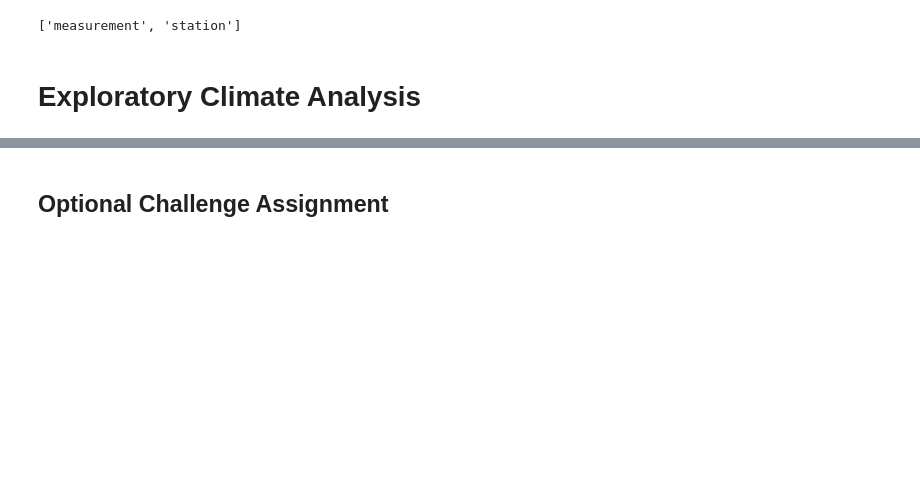
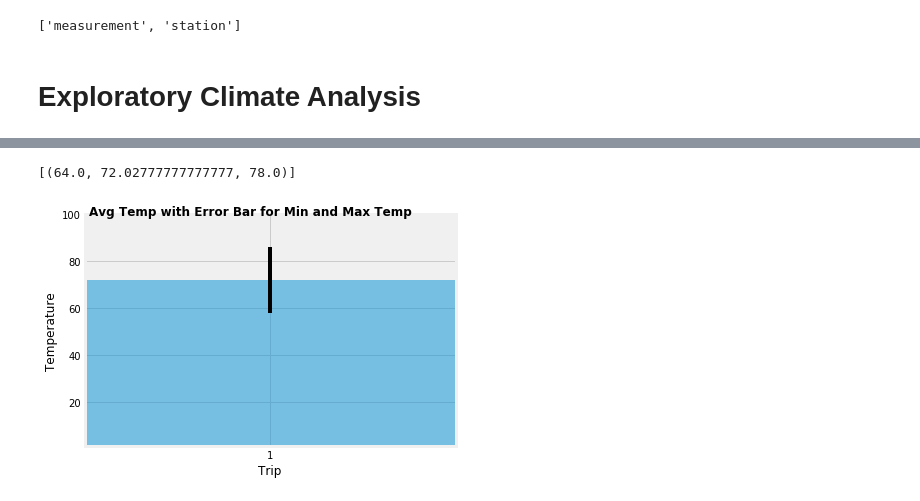
Before and after one commit to davidbjohnston1/sqlalchemy-challenge, a Jupyter notebook: 10-Advanced-Data-Storage-and-Retrieval_Homework_climate_starter (1).ipynb, the cells around one changed output, grey strips where cells are left out. Drawn from its saved outputs; the diff is of its cells as text; code cells hidden in the pictures; blank space fills up the shorter version.

```diff
--- a/10-Advanced-Data-Storage-and-Retrieval_Homework_climate_starter (1).ipynb
+++ b/10-Advanced-Data-Storage-and-Retrieval_Homework_climate_starter (1).ipynb
@@ -126,8 +176,40 @@ print(calc_temps('2012-02-28', '2012-03-05'))
 # %%
 # Use your previous function `calc_temps` to calculate the tmin, tavg, and tmax
 # for your trip using the previous year's data for those same dates.
+
+print(calc_temps('2017-02-28', '2017-03-05'))
+# %% [output]
+[(64.0, 72.02777777777777, 78.0)]
 # %%
 # Plot the results from your previous query as a bar chart.
 # Use "Trip Avg Temp" as your Title
 # Use the average temperature for the y value
 # Use the peak-to-peak (tmax-tmin) value as the y error bar (yerr)
+
+results = calc_temps('2017-02-28', '2017-03-05')
+
+results_list = list(np.ravel(results))
+
+peak_to_peak_temp = results_list[2] - results_list[0]
+min_temp = results_list[0]
+max_temp = results_list[2]
+avg_temp = results_list[1]
+
+x = 1
+fig, ax = plt.subplots()
+fig.suptitle("Avg Temp with Error Bar for Min and Max Temp",
+             fontsize=12, fontweight="bold")
+ax.bar(1, avg_temp,
+       yerr=peak_to_peak_temp,
+       align='center',
+       alpha=0.5,
+       ecolor='black',)
+ax.set_xlim(1, 1)
+ax.set_ylim(1, 100)
+ax.set_xticks([1])
+ax.margins = (.2,.2)
+ax.set_xlabel("Trip")
+ax.set_ylabel("Temperature")
+fig.tight_layout()
+# %% [output]
+[figure, added]
@@ -137,2 +215,0 @@ print(calc_temps('2012-02-28', '2012-03-05'))
-# %% [markdown]
-## Optional Challenge Assignment
```
Also changed, not shown: parts of 13 cells of this notebook.
